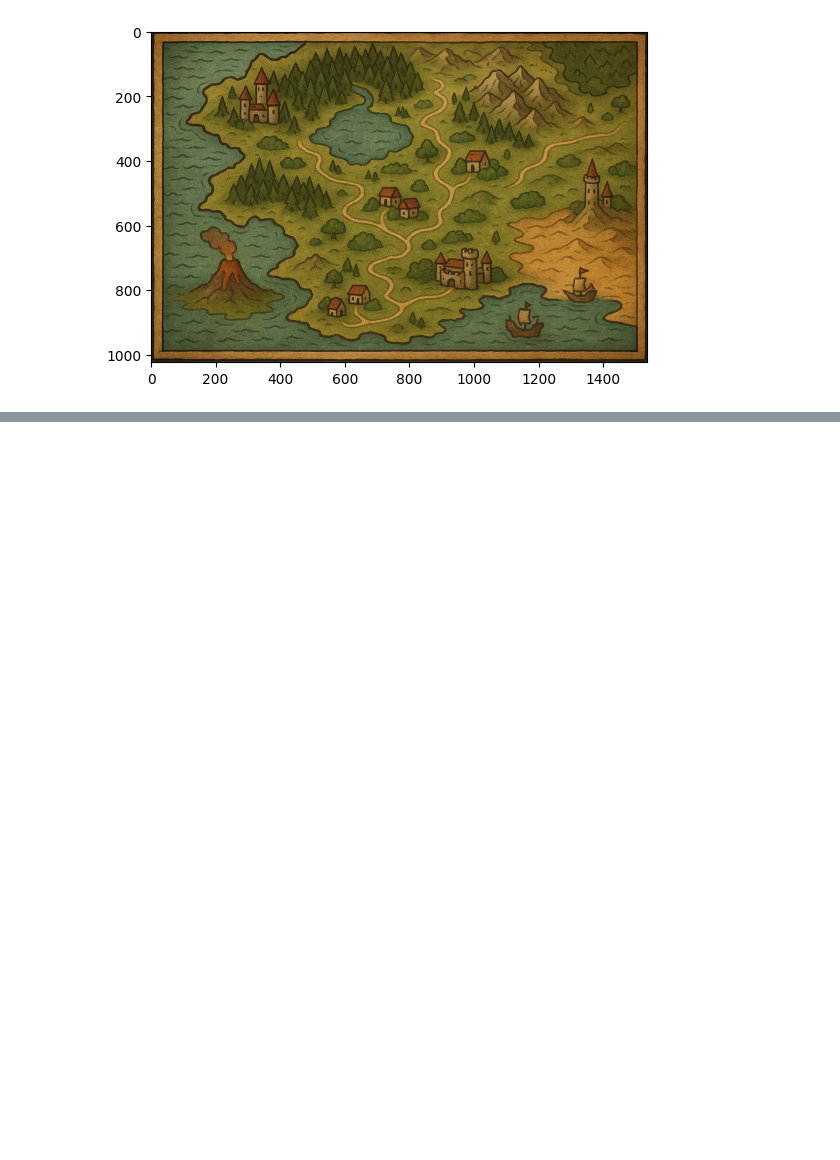
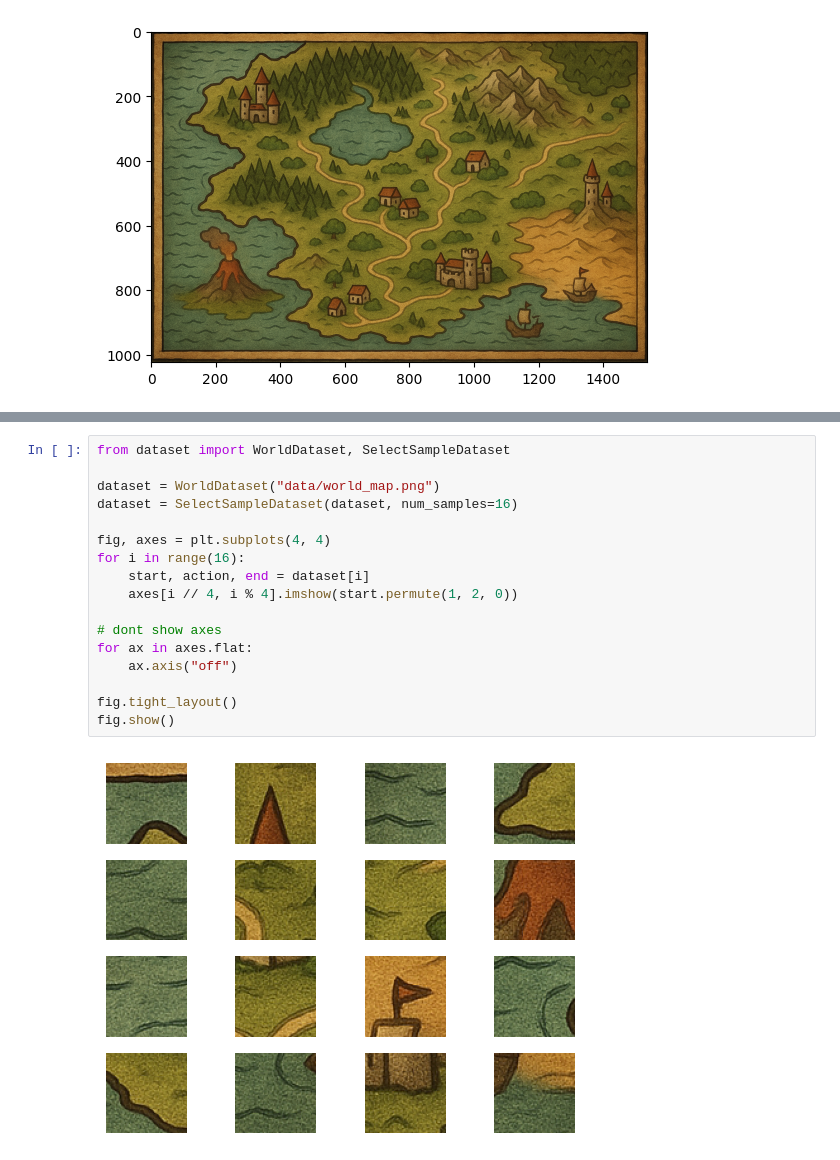
Before and after one commit to AshisGhosh/worldgen, a Jupyter notebook: test.ipynb, the cells around one changed output, grey strips where cells are left out. Saved outputs shown, nothing was run; the diff lists cells and outputs as text; blank space fills up the shorter version.

```diff
--- a/test.ipynb
+++ b/test.ipynb
@@ -55,0 +56,19 @@ Right
+# %%
+from dataset import WorldDataset, SelectSampleDataset
+
+dataset = WorldDataset("data/world_map.png")
+dataset = SelectSampleDataset(dataset, num_samples=16)
+
+fig, axes = plt.subplots(4, 4)
+for i in range(16):
+    start, action, end = dataset[i]
+    axes[i // 4, i % 4].imshow(start.permute(1, 2, 0))
+
+# dont show axes
+for ax in axes.flat:
+    ax.axis("off")
+
+fig.tight_layout()
+fig.show()
+# %% [output]
+[figure, added]
```
Also changed, not shown: parts of 2 cells of this notebook, 7 other files.
